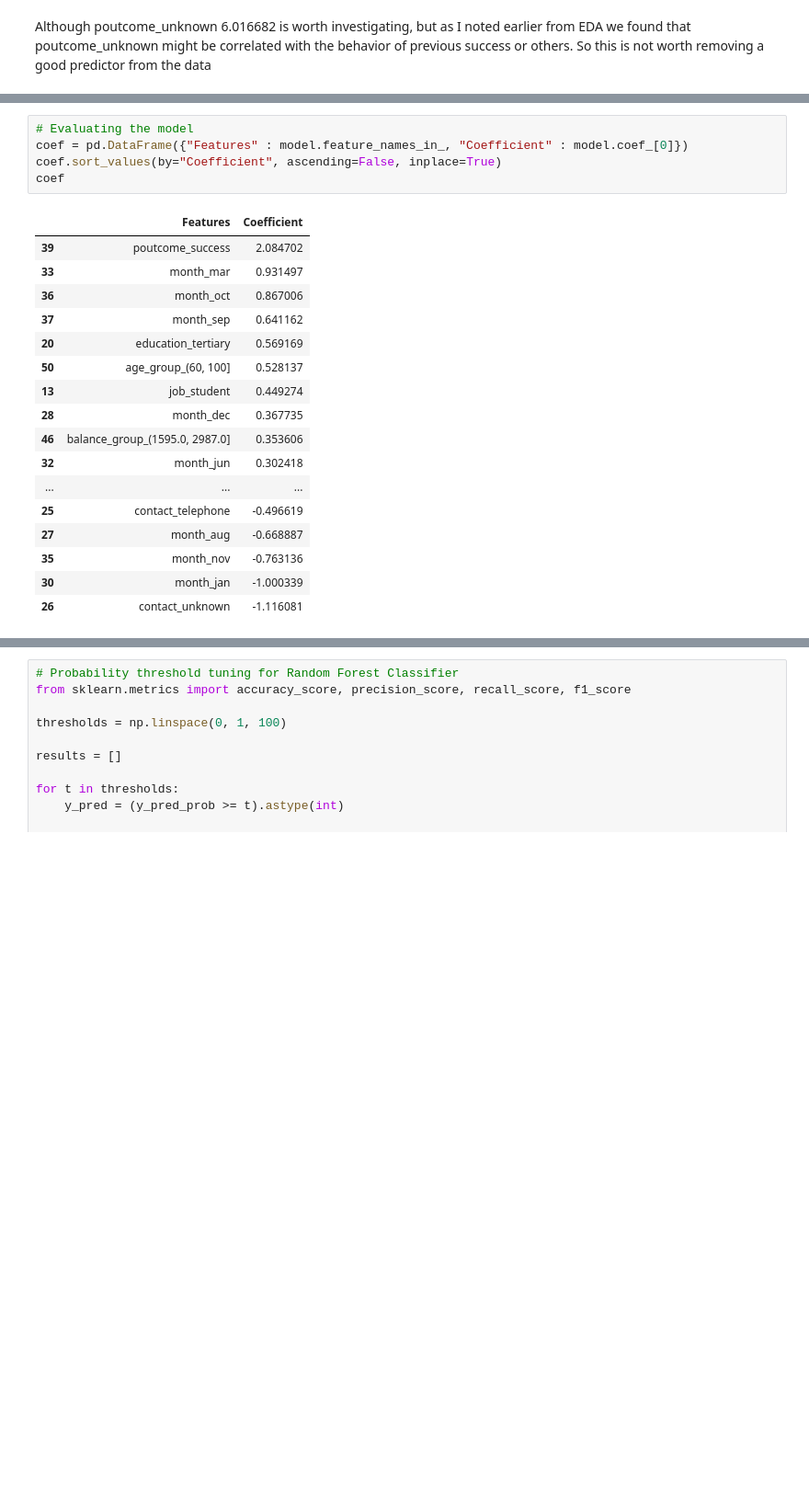
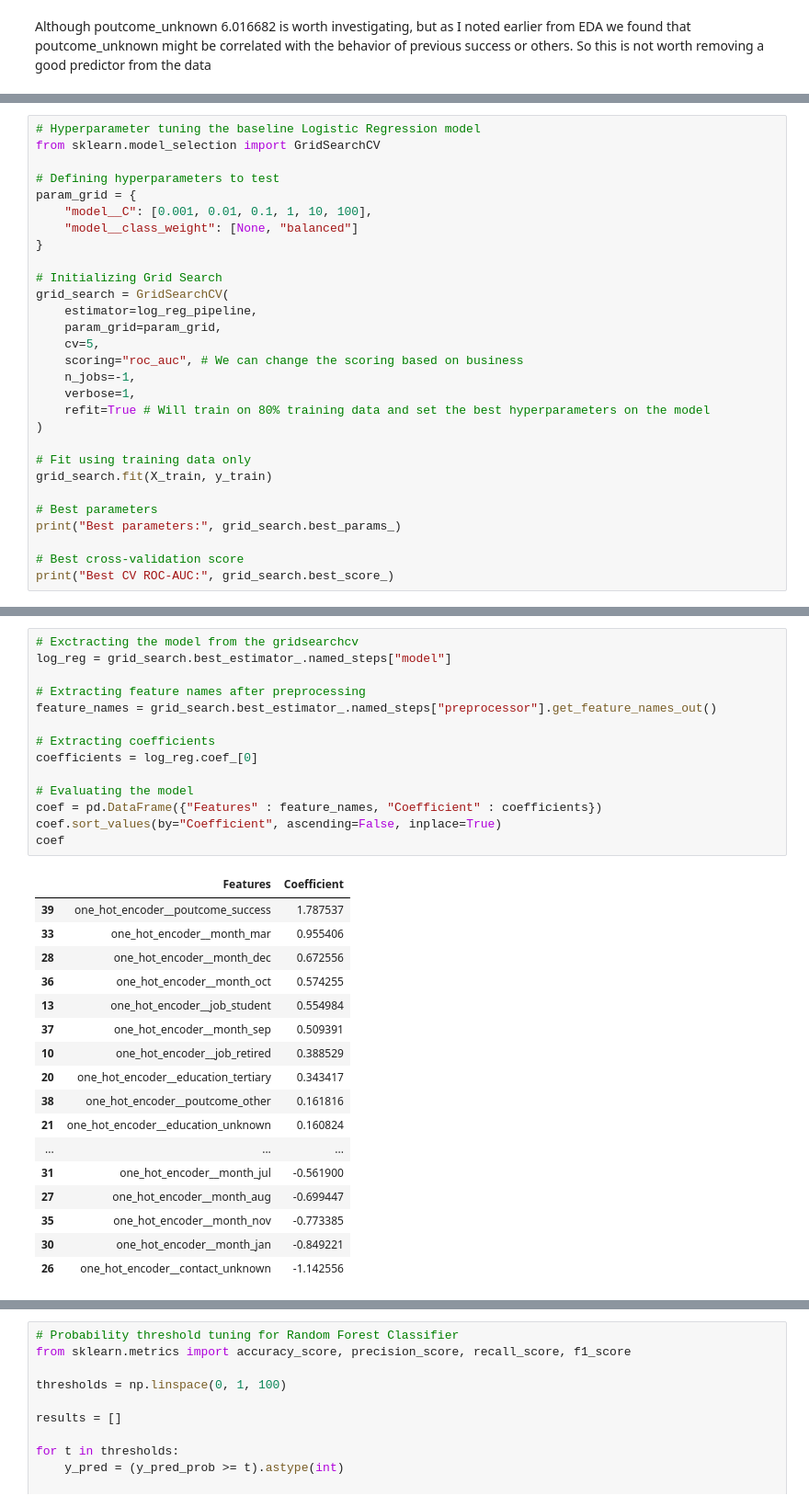
Before and after one commit to davprog9/Customer-Conversion-Prediction-and-Marketing-Optimization, a Jupyter notebook: Code/marketing.ipynb, the cells around one changed output, grey strips where cells are left out. Shown at 92% size. Cells and saved outputs as stored; diff of their text form; blank space fills up the shorter version.

Commit message:
Logistic Regression model completed. CV + Hyperparameter tune

```diff
--- a/Code/marketing.ipynb
+++ b/Code/marketing.ipynb
@@ -688,0 +699,29 @@ LogisticRegression(max_iter=1000)
+# %%
+# Hyperparameter tuning the baseline Logistic Regression model
+from sklearn.model_selection import GridSearchCV
+
+# Defining hyperparameters to test
+param_grid = {
+    "model__C": [0.001, 0.01, 0.1, 1, 10, 100],
+    "model__class_weight": [None, "balanced"]
+}
+
+# Initializing Grid Search
+grid_search = GridSearchCV(
+    estimator=log_reg_pipeline,
+    param_grid=param_grid,
+    cv=5,
+    scoring="roc_auc", # We can change the scoring based on business
+    n_jobs=-1,
+    verbose=1,
+    refit=True # Will train on 80% training data and set the best hyperparameters on the model
+)
+
+# Fit using training data only
+grid_search.fit(X_train, y_train)
+
+# Best parameters
+print("Best parameters:", grid_search.best_params_)
+
+# Best cross-validation score
+print("Best CV ROC-AUC:", grid_search.best_score_)
@@ -689,23 +734,32 @@ LogisticRegression(max_iter=1000)
 # %%
+# Exctracting the model from the gridsearchcv
+log_reg = grid_search.best_estimator_.named_steps["model"]
+
+# Extracting feature names after preprocessing
+feature_names = grid_search.best_estimator_.named_steps["preprocessor"].get_feature_names_out()
+
+# Extracting coefficients
+coefficients = log_reg.coef_[0]
+
 # Evaluating the model
-coef = pd.DataFrame({"Features" : model.feature_names_in_, "Coefficient" : model.coef_[0]})
+coef = pd.DataFrame({"Features" : feature_names, "Coefficient" : coefficients})
 coef.sort_values(by="Coefficient", ascending=False, inplace=True)
 coef
 # %% [output]
 |  | Features | Coefficient |
-| 39 | poutcome_success | 2.084702 |
-| 33 | month_mar | 0.931497 |
-| 36 | month_oct | 0.867006 |
-| 37 | month_sep | 0.641162 |
-| 20 | education_tertiary | 0.569169 |
-| 50 | age_group_(60, 100] | 0.528137 |
-| 13 | job_student | 0.449274 |
-| 28 | month_dec | 0.367735 |
-| 46 | balance_group_(1595.0, 2987.0] | 0.353606 |
-| 32 | month_jun | 0.302418 |
+| 39 | one_hot_encoder__poutcome_success | 1.787537 |
+| 33 | one_hot_encoder__month_mar | 0.955406 |
+| 28 | one_hot_encoder__month_dec | 0.672556 |
+| 36 | one_hot_encoder__month_oct | 0.574255 |
+| 13 | one_hot_encoder__job_student | 0.554984 |
+| 37 | one_hot_encoder__month_sep | 0.509391 |
+| 10 | one_hot_encoder__job_retired | 0.388529 |
+| 20 | one_hot_encoder__education_tertiary | 0.343417 |
+| 38 | one_hot_encoder__poutcome_other | 0.161816 |
+| 21 | one_hot_encoder__education_unknown | 0.160824 |
 | ... | ... | ... |
-| 25 | contact_telephone | -0.496619 |
-| 27 | month_aug | -0.668887 |
-| 35 | month_nov | -0.763136 |
-| 30 | month_jan | -1.000339 |
-| 26 | contact_unknown | -1.116081 |
+| 31 | one_hot_encoder__month_jul | -0.561900 |
+| 27 | one_hot_encoder__month_aug | -0.699447 |
+| 35 | one_hot_encoder__month_nov | -0.773385 |
+| 30 | one_hot_encoder__month_jan | -0.849221 |
+| 26 | one_hot_encoder__contact_unknown | -1.142556 |
```
Also changed, not shown: parts of 22 cells of this notebook.
